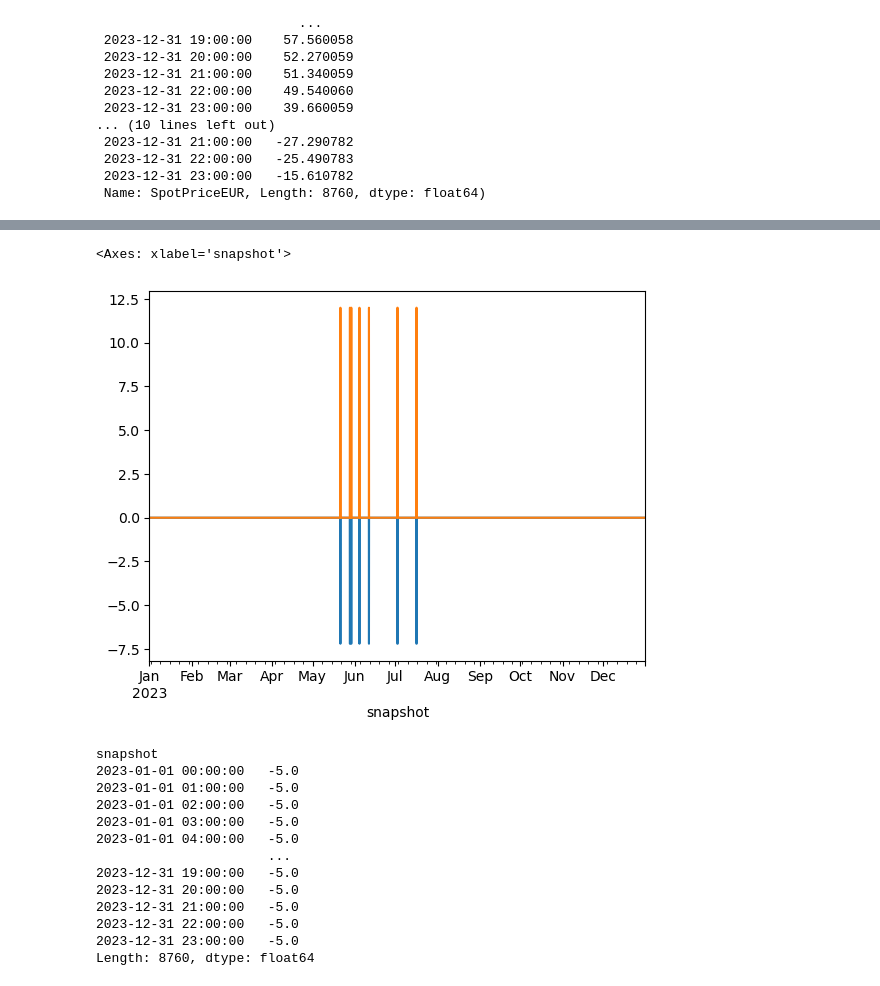
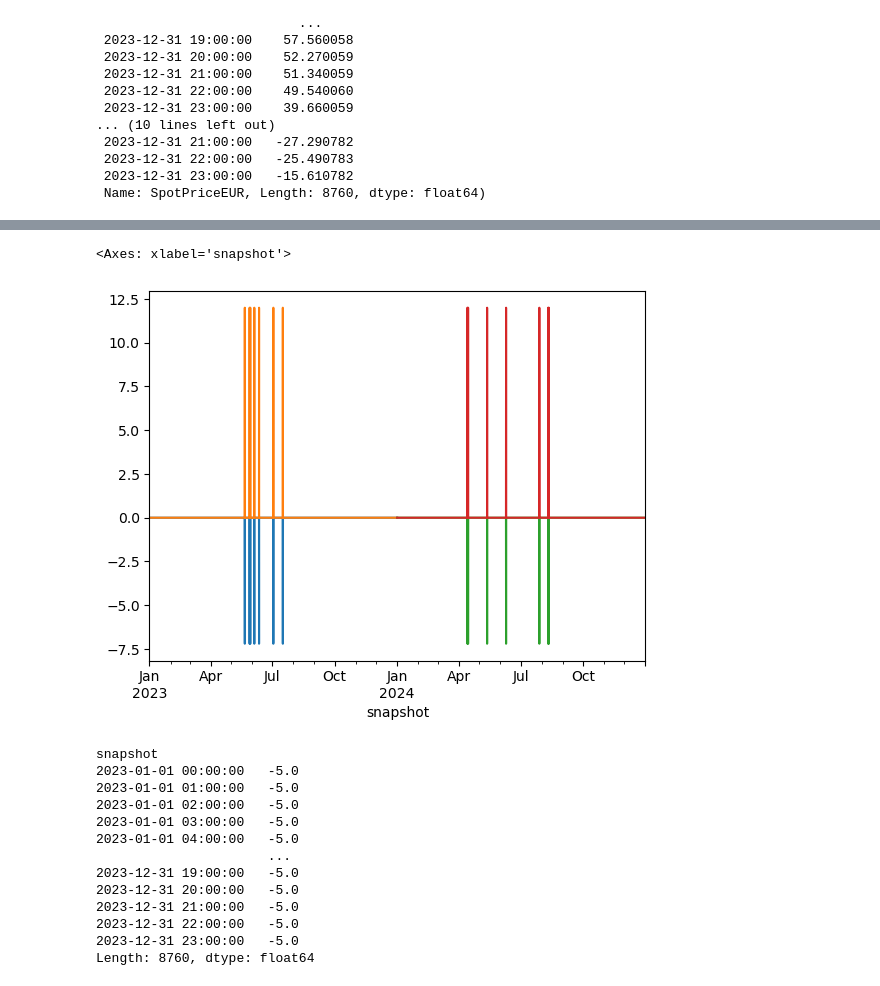
Before and after one commit to pulio12/Msc_Thesis_Greenlab_Skive, a Jupyter notebook: Test_File4.ipynb, the cells around one changed output, grey strips where cells are left out. Cells and saved outputs as stored; diff of their text form; code cells hidden in the pictures.

```diff
--- a/Test_File4.ipynb
+++ b/Test_File4.ipynb
@@ -615,3 +639,6 @@ def add_SkyClean(n,CO2tax):
         e_nom_extendable=True,
         e_cyclic=False,
         carrier="CO2")
+# %%
+eff_h2 = 1 / costs.at["methanolisation", "hydrogen-input"]
+costs.at["methanolisation", "capital_cost"] * eff_h2
@@ -617,0 +651,25 @@ def add_SkyClean(n,CO2tax):
+# %%
+"Methanolisation";
+def add_methanolisation(n):
+    n.add("Link",
+     "methanolisation",
+     bus0 = "H2_Bus",
+     bus1 = "methanol_bus",
+     bus2 = "Greenlab",
+     bus3 = "biochar sequestration",
+     p_nom = 10, # 10 MW methanol plant
+     carrier = "methanol",
+     capital_cost = costs.at["methanolisation", "capital_cost"] * eff_h2,
+     efficiency = eff_h2,
+     efficiency2 = -costs.at["methanolisation", "electricity-input"]*eff_h2,
+     efficiency3 = -costs.at["methanolisation", "carbondioxide-input"]*eff_h2,
+     )
+
+    n.add("Store",
+    "methanol storage",
+    bus="methanol_bus",
+    carrier="methanol",
+    capital_cost=costs.at["General liquid hydrocarbon storage (crude)", "capital_cost"] / (15.6 * 1000 / 3600),
+    e_nom_extendable=True,
+    e_cyclic=True,
+)
@@ -647,6 +709,11 @@ def build_network(P_el,P_heat,CO2_tax1, CO2_tax2,p_import,p_export,NG_price,hori
     #hours = get_time_period('2023-01-01 00:00Z', '2023-12-31 23:00Z', freq = "h")
     #n.set_snapshots(hours)½
     n.set_snapshots(p_import.index)
+
+
+    # Use .loc[n.snapshots] to ensure data perfectly matches the network's time index
+    s_cf = CF_solar.loc[n.snapshots].values
+    w_cf = CF_wind.loc[n.snapshots].values
 
     add_carriers(n)
 
@@ -667,9 +734,11 @@ def build_network(P_el,P_heat,CO2_tax1, CO2_tax2,p_import,p_export,NG_price,hori
     n.add("Bus", "biochar", carrier="CO2")
     n.add("Bus", "biochar sequestration", carrier="CO2")
 
+    n.add("Bus", "methanol_bus", carrier="methanol")
+
 
     add_battery(n,P_nom = 22, max_t = 2, cyclic_operation = True)
-    add_skive_generators(n) # 90 EUR/MWh
+    add_skive_generators(n,s_cf,w_cf) # 90 EUR/MWh
     add_grid(n,p_import,p_export)
 
     add_el_load(n,P_el)
@@ -683,6 +752,8 @@ def build_network(P_el,P_heat,CO2_tax1, CO2_tax2,p_import,p_export,NG_price,hori
     add_NG_boiler(n,CO2_tax1,NG_price)
     add_SkyClean(n,CO2_tax2)
 
+    add_methanolisation(n)
+
     #print(n.consistency_check())
     # 3. Optimize and return the actual network object 'n'
     # SOLVING
@@ -741,0 +831,2 @@ obj: 578169 rows, 245289 columns, 963606 nonzeros
+# %%
+n24 = build_network(P_el = 2,P_heat = 5,CO2_tax1 = 80, CO2_tax2 = 80,p_import = import_price["2024"],p_export = export_price["2024"],NG_price = NG_price_24,horizon = None)
@@ -762,10 +898,13 @@ n23.statistics()
 # %%
 #model_test.links_t.p1["El_to_TES_Rondo"].plot()
 n23.links_t.p1["Electrolyser"].plot()
 n23.links_t.p0["Electrolyser"].plot()
+#model_test.links_t.p1["El_to_TES_Rondo"].plot()
+n24.links_t.p1["Electrolyser"].plot()
+n24.links_t.p0["Electrolyser"].plot()
 # %% [output]
 <Axes: xlabel='snapshot'>
-[figure, old version]
+[figure, new version]
 # %%
 
 (n23.links_t.p1["Heat_Exchanger_Rondo"] + n23.links_t.p1["Boiler_Skive"] + n23.links_t.p1["NG boiler"] + n23.links_t.p1["pyrolysis"])
```
Also changed, not shown: parts of 33 cells of this notebook, 2 other files.
